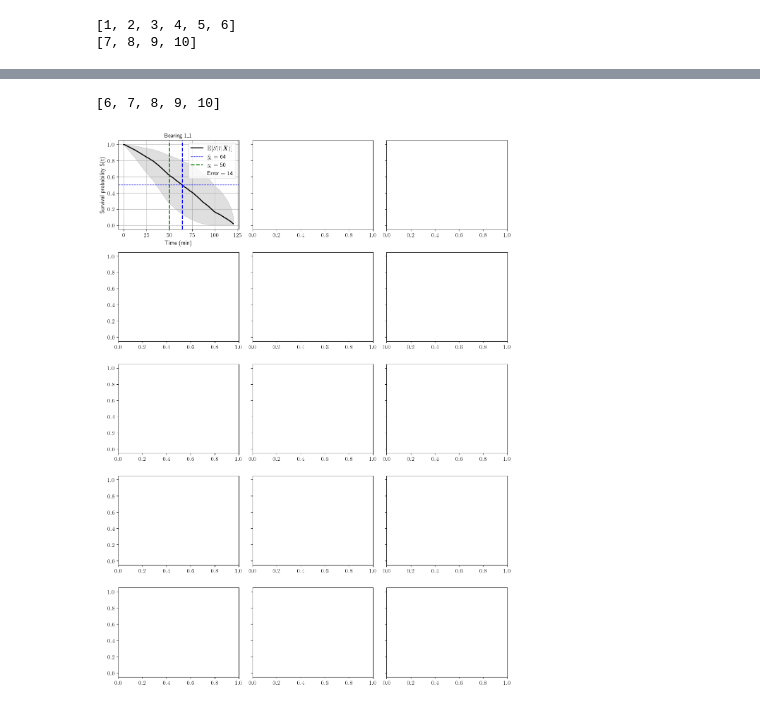
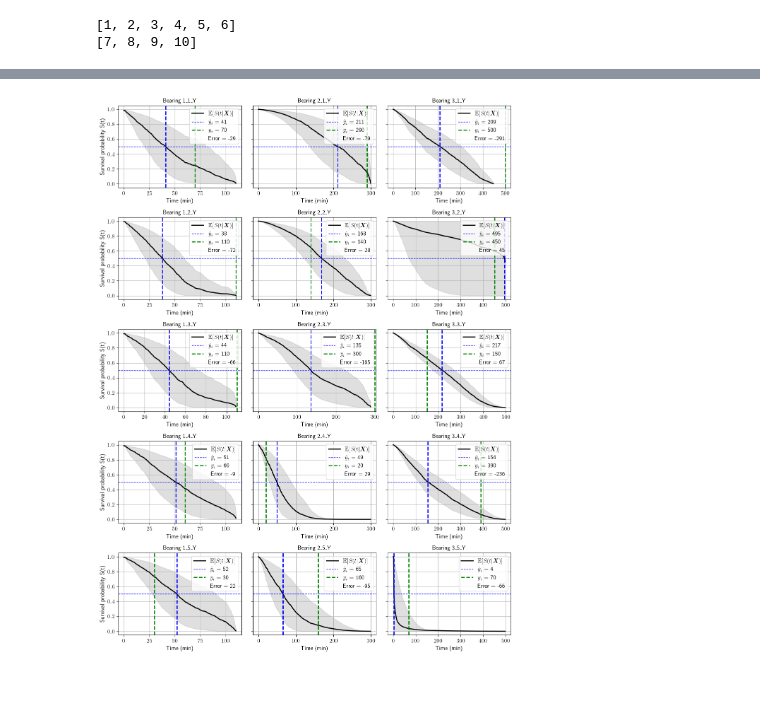
Before and after one commit to Zernez/PredictiveMaintenance, a Jupyter notebook: src/plot_surv_curves.ipynb, the cells around one changed output, grey strips where cells are left out. Drawn from its saved outputs; the diff is of its cells as text; code cells hidden in the pictures.

Commit message:
Updated ISD plots

```diff
--- a/src/plot_surv_curves.ipynb
+++ b/src/plot_surv_curves.ipynb
@@ -471,8 +471,8 @@ cond = 1
 timeseries_data, boot, info_pack = FileReader(DATASET, DATASET_PATH).read_data(cond, N_BOOT)
 window_size = get_window_size(cond)
 lag = get_lag(cond)
-train_idx = list(range(1, 9)) # bearings 1-6 for train
-test_idx = list(range(9, 11)) # bearings 7-10 for test
+train_idx = list(range(1, 7)) # bearings 1-6 for train
+test_idx = list(range(7, 11)) # bearings 7-10 for test
 
 train_data, test_data = pd.DataFrame(), pd.DataFrame()
 for idx in train_idx:
@@ -521,8 +521,8 @@ for feature in features_to_split:
     X_train_scaled = scaler.transform(X_train_feature)
 
     #model.fit(X_train, y_train)
-    #model = BNNmcd().make_model(BNNmcd().get_best_hyperparams())
-    model = DeepSurv().make_model(DeepSurv().get_best_hyperparams())
+    model = BNNmcd().make_model(BNNmcd().get_best_hyperparams())
+    #model = DeepSurv().make_model(DeepSurv().get_best_hyperparams())
     model.fit(X_train_scaled, t_train, e_train)
     split_thresholds = []
     for qct in [0.25, 0.5, 0.75]:
@@ -555,9 +555,7 @@ for feature in features_to_split:
                                                                         event_times)
         surv_probs_g2 = survival.predict_survival_function(model, X_test_g2_scaled, event_times,
                                                            n_post_samples=N_POST_SAMPLES)
-        km_mean_g2, km_high_g2, km_low_g2 = calculate_kaplan_vectorized(y_test_g2['Survival_time'].reshape(1,-1),
-                                                                        y_test_g2['Event'].reshape(1,-1),
-                                                                        event_times)
+
         surv_probs_mean = np.mean(surv_probs, axis=0)
         surv_probs_g1_mean = np.mean(surv_probs_g1, axis=0)
         surv_probs_g2_mean = np.mean(surv_probs_g2, axis=0)
@@ -566,9 +564,6 @@ for feature in features_to_split:
         axes[i].plot(surv_probs_mean, linewidth=2, label=r"$\mathbb{E}[S(t|$" + f"{feature}" + r"$)]$", color="black")
         axes[i].plot(surv_probs_g1_mean, linewidth=2, label=r"$S(t|$" + f"{feature} $<{st})$", color="C0")
         axes[i].plot(surv_probs_g2_mean, linewidth=2, label=r"$S(t|$" + f"{feature} $\geq{st})$", color="C1")
-        axes[i].plot(km_mean.columns, km_mean.iloc[0], 'k--', linewidth=2, alpha=0.5, color="black")
-        axes[i].plot(km_mean_g1.columns, km_mean_g1.iloc[0], 'k--', linewidth=2, alpha=0.5, color="C0")
-        axes[i].plot(km_mean_g2.columns, km_mean_g2.iloc[0], 'k--', linewidth=2, alpha=0.5, color="C1")
         axes[i].set_xlabel("Time (min)")
         axes[i].set_ylabel("Survival probability S(t)")
         axes[i].legend(loc='upper right')
@@ -580,12 +582,19 @@ for feature in features_to_split:
-# %%
-list(range(6, N_BEARING*2+1))
-# %% [output]
-[6, 7, 8, 9, 10]
 # %%
+matplotlib_style = 'default'
+import matplotlib.pyplot as plt; plt.style.use(matplotlib_style)
+plt.rcParams.update({'axes.labelsize': 'medium',
+                     'axes.titlesize': 'medium',
+                     'font.size': 12.0,
+                     'text.usetex': True,
+                     'text.latex.preamble': r'\usepackage{amsfonts} \usepackage{bm}'})
+
 from matplotlib.patches import Rectangle
 
 data_util = DataETL(DATASET, N_BOOT)
 fig, axes = plt.subplots(5, 3, figsize=(12, 16), sharey=True)
+
+x_bearings = [idx for idx in list(range(1, 11)) if idx % 2 != 0]
+y_bearings = [idx for idx in list(range(1, 11)) if idx % 2 == 0]
 
 for cond in [0, 1, 2]:
     # Build timeseries data
@@ -594,8 +603,9 @@ for cond in [0, 1, 2]:
     lag = get_lag(cond)
 
     # Individual bearing prediction
-    bearings = list(range(1, N_BEARING+1)) #list(range(6, N_BEARING*2+1))
-    for test_idx in bearings:
+    bearings = y_bearings
+    plot_indicies = [0, 1, 2, 3, 4]
+    for test_idx, plot_idx in zip(bearings, plot_indicies):
         train_idx = [x for x in bearings if x != test_idx]
 
         train_data = pd.DataFrame()
@@ -616,13 +626,13 @@ for cond in [0, 1, 2]:
         test_data = test_data.sample(frac=1, random_state=0)
 
         # Select only first observation
-        test_data = test_data[test_data['Survival_time'] == test_data['Survival_time'].max()] \
-                    .drop_duplicates(subset="Survival_time")
+        test_sample = test_data[test_data['Survival_time'] == test_data['Survival_time'].max()] \
+                     .drop_duplicates(subset="Survival_time")
 
         x_train = train_data.drop(['Event', 'Survival_time'], axis=1)
         y_train = Surv.from_dataframe("Event", "Survival_time", train_data)
-        x_test = test_data.drop(['Event', 'Survival_time'], axis=1)
-        y_test = Surv.from_dataframe("Event", "Survival_time", test_data)
+        x_test = test_sample.drop(['Event', 'Survival_time'], axis=1)
+        y_test = Surv.from_dataframe("Event", "Survival_time", test_sample)
 
         #Set event times for models
         event_times = make_event_times(np.array(y_train['Survival_time']), np.array(y_train['Event'])).astype(int)
@@ -653,37 +663,33 @@ for cond in [0, 1, 2]:
         # Train the model
         model.fit(X_train_scaled, t_train, e_train)
 
         # Predict
         surv_probs = model.predict_survival(X_test_scaled, event_times, N_POST_SAMPLES)
         median_outputs = pd.DataFrame(np.mean(surv_probs, axis=0), columns=event_times)
 
         # Calculate TTE
         lifelines_eval = LifelinesEvaluator(median_outputs.T, t_test, e_test, t_train, e_train)
         median_survival_time = round(np.median(lifelines_eval.predict_time_from_curve(predict_median_survival_time)))
-        mae = lifelines_eval.mae(method="Hinge")
 
         # Plot
-        plot_idx = test_idx-1
         p1 = axes[plot_idx, cond].plot(np.mean(median_outputs, axis=0).T, linewidth=2, label=r"$\mathbb{E}[S(t|\bm{X})]$", color="black")
         drop_num = math.floor(0.5 * N_POST_SAMPLES * (1 - 0.9))
         lower_outputs = torch.kthvalue(torch.from_numpy(surv_probs), k=1+drop_num, dim=0)[0]
         upper_outputs = torch.kthvalue(torch.from_numpy(surv_probs), k=N_POST_SAMPLES-drop_num, dim=0)[0]
         axes[plot_idx, cond].fill_between(event_times, upper_outputs[0,:], lower_outputs[0,:], color="gray", alpha=0.25)
         p2 = axes[plot_idx, cond].axhline(y=0.5, linestyle= "dashed", color='blue', linewidth=1, label='$\hat{y}_{i}$ = ' + f'{median_survival_time}')
         p3 = axes[plot_idx, cond].axvline(x=test_event_time, linestyle= "dashed",
                                           color='green', linewidth=2.0, label=f'$y_i$ = {int(test_event_time)}')
         axes[plot_idx, cond].axvline(x=int(median_survival_time), linestyle= "dashed", color='blue', linewidth=2.0)
-        axes[plot_idx, cond].set_title(f'Bearing {cond+1}_{test_idx}')
+        axes[plot_idx, cond].set_title(f'Bearing {cond+1}_{plot_idx+1}_Y')
         axes[plot_idx, cond].set_xlabel("Time (min)")
         text = f'Error = {int(median_survival_time-test_event_time)}'
         extra = Rectangle((0, 0), 1, 1, fc="w", fill=False, edgecolor='none', linewidth=0)
         axes[plot_idx, cond].legend([p1[0], p2, p3, extra], [p1[0].get_label(), p2.get_label(), p3.get_label(), text], loc='upper right')
         if cond == 0:
             axes[plot_idx, cond].set_ylabel("Survival probability S(t)")
         axes[plot_idx, cond].grid(True)
-        break
-    break
 plt.tight_layout()
-plt.savefig(f'{PLOTS_PATH}/individual_survival_{min(bearings)}_{max(bearings)}.pdf', format='pdf', bbox_inches="tight")
+plt.savefig(f'{PLOTS_PATH}/individual_survival_axis_y.pdf', format='pdf', bbox_inches="tight")
 # %% [output]
-[figure, old version]
+[figure, new version]
```
Also changed, not shown: parts of 1 cell of this notebook, 2 other files.
